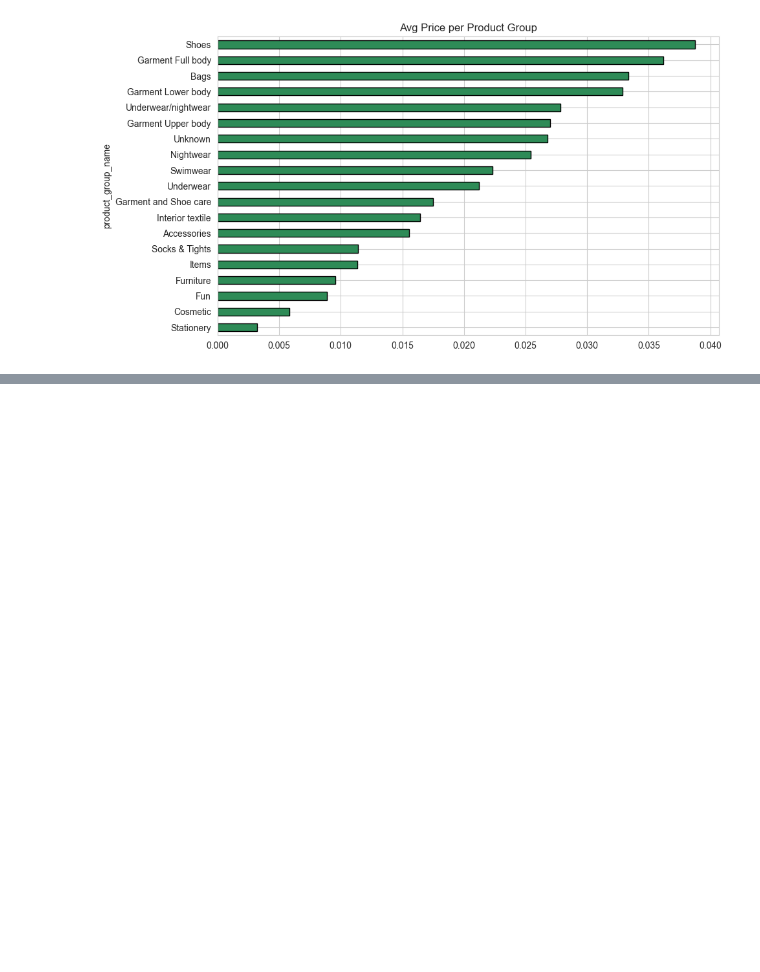
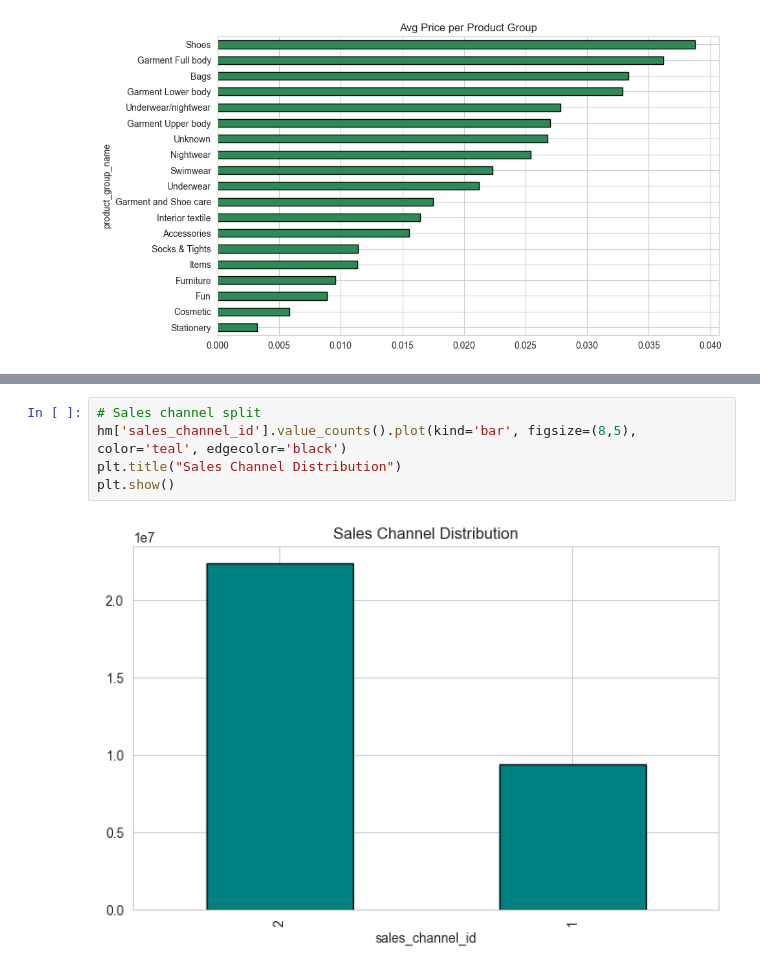
Before and after one commit to vaibhpande21/HndM-Fashion-Recommendation-System, a Jupyter notebook: rec.ipynb, the cells around one changed output, grey strips where cells are left out. Drawn from its saved outputs; the diff is of its cells as text; blank space fills up the shorter version.

```diff
--- a/rec.ipynb
+++ b/rec.ipynb
@@ -121,0 +146,7 @@ plt.show()
+# %%
+# Sales channel split
+hm['sales_channel_id'].value_counts().plot(kind='bar', figsize=(8,5), color='teal', edgecolor='black')
+plt.title("Sales Channel Distribution")
+plt.show()
+# %% [output]
+[figure, added]
```
Also changed, not shown: parts of 6 cells of this notebook.
